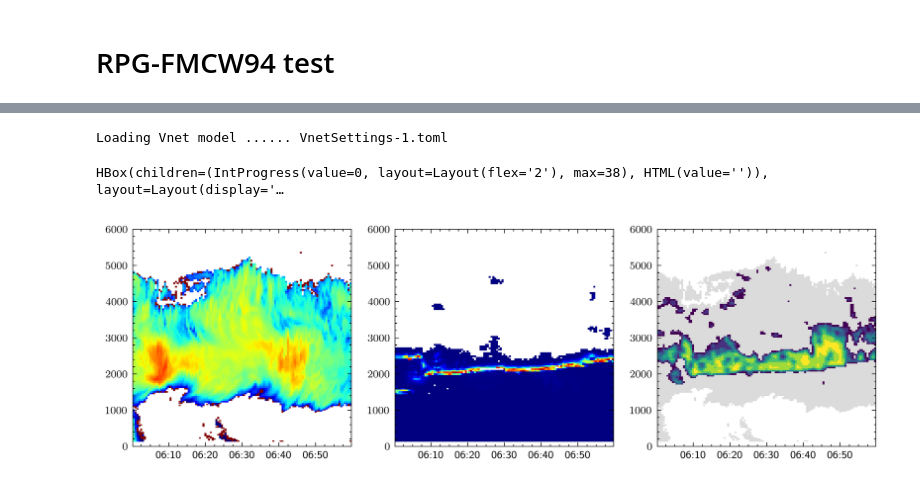
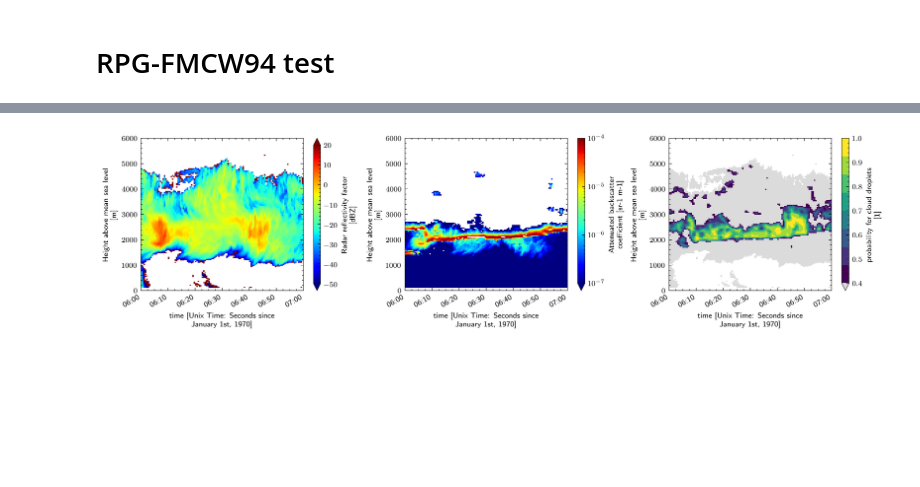
Before and after one commit to remsens-lim/Voodoo, a Jupyter notebook: Voodoo_predictor.ipynb, the cells around one changed output, grey strips where cells are left out. Drawn from its saved outputs; the diff is of its cells as text; code cells hidden in the pictures; blank space fills up the shorter version.

Commit message:
using xarray for quicklook plot

```diff
--- a/Voodoo_predictor.ipynb
+++ b/Voodoo_predictor.ipynb
@@ -80,7 +78,7 @@ def VoodooPredictor(X):
     X = X.transpose(0, 3, 2, 1)
     X_test = torch.Tensor(X)
 
-    model = TM.VoodooNet(X_test.shape, NCLASSES, **torch_settings)
+    model = TM.VoodooNet(X_test.shape, 3, **torch_settings)
     model.load_state_dict(torch.load(trained_model, map_location=model.device)['state_dict'])
 
     prediction = model.predict(X_test, batch_size=256)
@@ -190,9 +143,5 @@ for ind_t in range(nonzeros_mask.shape[0]):
 spectra_list = np.array(spectra_list)
 spectra_list = lin2z(spectra_list)
 # %%
-# normalize between 0 and 1
-spectra_norm = (spectra_list - Z_min) / (Z_max - Z_min)
-X = spectra_norm
-
-plt.pcolormesh(spectra_norm[1000, :, :])
-print(spectra_norm.min(), spectra_norm.max())
+# normalize features between 0 and 1
+X = (spectra_list - Z_min) / (Z_max - Z_min)
@@ -204,15 +181,12 @@ print(spectra_norm.min(), spectra_norm.max())
-# %%
-prediction = VoodooPredictor(X)
-# %% [output]
-Loading Vnet model ...... VnetSettings-1.toml
-HBox(children=(IntProgress(value=0, layout=Layout(flex='2'), max=38), HTML(value='')), layout=Layout(display='…
 # %%
 # smooth predictions
-prediction_smoothed = np.zeros((nonzeros_mask.shape)+(3,))
-for i in range(NCLASSES):
+prediction_smoothed = np.zeros((nonzeros_mask.shape)+(prediction.shape[1],))
+for i in range(prediction.shape[1]):
     _tmp = TM.VoodooNet.reshape(prediction[:, i], ~nonzeros_mask)
     _tmp = gaussian_filter(_tmp, sigma=1)
     prediction_smoothed[:, :, i] = np.ma.masked_where(~nonzeros_mask, _tmp)
+
+cn_data['voodoo'].values = prediction_smoothed[:, :, 1]
 # %%
 # VOODOO cloud droplet likelyhood colorbar (viridis + grey below minimum value)
 from matplotlib import cm
@@ -223,35 +197,21 @@ p_cmap = ListedColormap(newcolors)
 # %%
 
 with plt.style.context(['science', 'ieee']):
-    fig, ax = plt.subplots(ncols=3, figsize=(10,3))
+    fig, ax = plt.subplots(ncols=3, figsize=(14,3))
 
-    ax[0].pcolormesh(
-        cn_data['time'],
-        cn_data['height'],
-        np.ma.masked_where(~nonzeros_mask, cn_data['Z']).T,
-        vmin=Z_min, vmax=Z_max,
-        cmap='jet'
-    )
+    cn_data['Z'].values = np.ma.masked_where(~nonzeros_mask, cn_data['Z'])
+    cn_data['Z'].T.plot(vmin=Z_min, vmax=Z_max, cmap='jet', ax=ax[0])
 
-    ax[1].pcolormesh(
-        cn_data['time'],
-        cn_data['height'],
-        np.ma.masked_where(cn_data['beta']>1.0e-4, cn_data['beta']).T,
+    cn_data['beta'].values = np.ma.masked_where(cn_data['beta']>1.0e-4, cn_data['beta'])
+    cn_data['beta'].T.plot(norm = LogNorm(vmin=1.0e-7, vmax=1.0e-4), cmap='jet', ax=ax[1])
 
-        norm = LogNorm(vmin=1.0e-7, vmax=1.0e-4),
-        cmap='jet'
-    )
-
-    ax[2].pcolormesh(
-        cn_data['time'],
-        cn_data['height'],
-        np.ma.masked_where(~nonzeros_mask, prediction_smoothed[:, :, 1]).T,
-        vmin=p, vmax=1,
-        cmap=p_cmap
-    )
+    cn_data['voodoo'].values = np.ma.masked_where(~nonzeros_mask, prediction_smoothed[:, :, 1])
+    cn_data['voodoo'].T.plot(vmin=p, vmax=1, cmap=p_cmap, ax=ax[2])
 
     for iax in ax:
         iax.set_ylim((0,6000))
         iax.xaxis.set_major_formatter(mdates.DateFormatter('%H:%M'))
+
+    fig.subplots_adjust(wspace=0.3)
 # %% [output]
-[figure, old version]
+[figure, new version]
```
Also changed, not shown: parts of 11 cells of this notebook.
